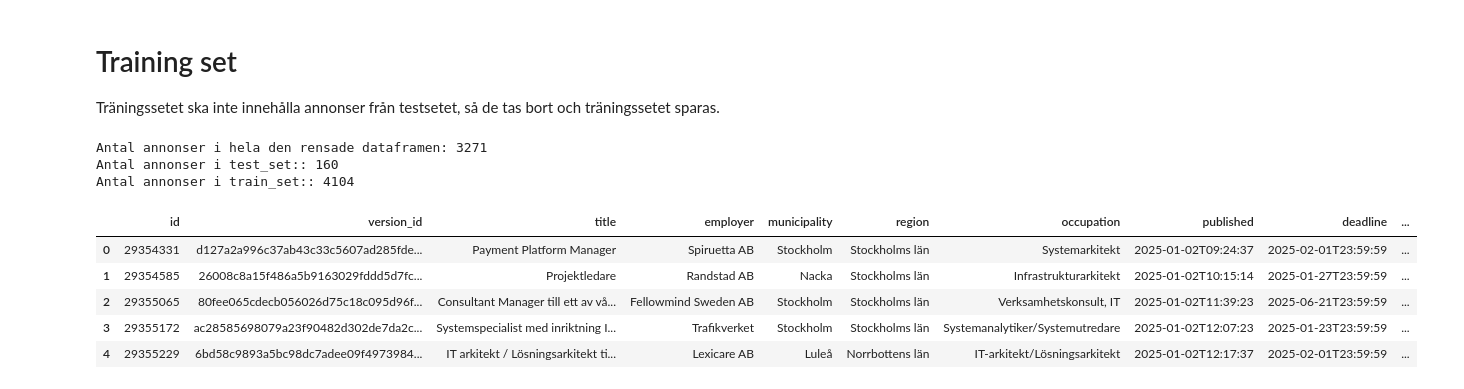
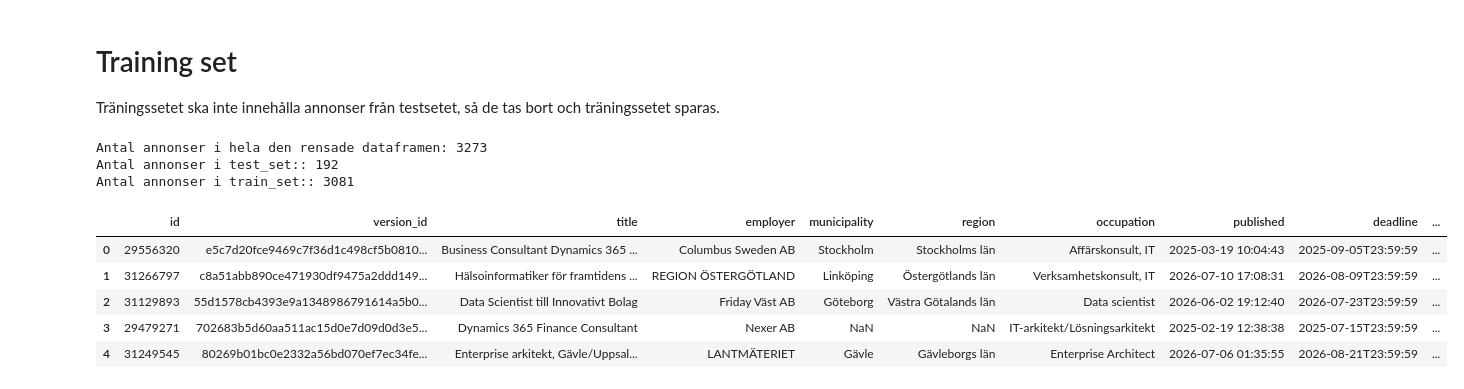
Before and after one commit to emanuelssonlinnea-rgb/End-to-end-projekt-i-Data-Science, a Jupyter notebook: notebooks/03_test_set_extraction.ipynb, the cells around one changed output. Saved outputs shown, nothing was run; the diff lists cells and outputs as text; code cells hidden in the pictures.

```diff
--- a/notebooks/03_test_set_extraction.ipynb
+++ b/notebooks/03_test_set_extraction.ipynb
@@ -63,0 +46,10 @@ Antal rader efter urval av relevanta månader: 3271
+# %%
+# restrict to the analysis window: Jan-Aug of both years
+df_restricted["published"] = pd.to_datetime(df_restricted["published"])
+
+df_restricted["year"] = df_restricted["published"].dt.year
+df_restricted["month"] = df_restricted["published"].dt.month
+df_restricted = df_restricted[(df_restricted["month"] <= 8) & (df_restricted["year"].isin([2025, 2026]))].copy()
+
+print("Antal rader efter urval av relevanta månader:", len(df_restricted))
+df_restricted.head()
@@ -64,9 +64,9 @@ Antal rader efter urval av relevanta månader: 3271
 # %%
 # length buckets
-df["len_bucket"] = pd.qcut(df["description"].str.len(), 3, labels=["short", "medium", "long"])
+df_restricted["len_bucket"] = pd.qcut(df_restricted["description"].str.len(), 3, labels=["short", "medium", "long"])
 
 # shuffles the ads
-df = df.sample(frac=1, random_state=42)
+df_restricted = df_restricted.sample(frac=1, random_state=42)
 
-df.head()
+len(df_restricted)
 # %% [output]
@@ -85,6 +74,12 @@ def sample_per_month(d, n_per_month=10, seed=42):
+# %%
+# helpfunction to sample in a balanced way by lenght bucket
+def sample_balanced(d, n_per_cell=4, seed=42):
+    return d.groupby(["month", "len_bucket"], observed=True).sample(
+        n=n_per_cell, random_state=seed
+    )
 # %%
 # creating the test set and checking it
-test_set = pd.concat([sample_per_month(df[df.year == y]) for y in (2025, 2026)])
+test_set = pd.concat([sample_balanced(df_restricted[df_restricted.year == y]) for y in (2025, 2026)])
 
 print("Antal anonser:", len(test_set))
 print("-" * 50)
@@ -131,20 +126,20 @@ with open("../data/test_set.json", "w", encoding="utf-8") as f:
 
 Träningssetet ska inte innehålla annonser från testsetet, så de tas bort och träningssetet sparas.
 # %%
-train_set = df_clean[~df_clean["id"].isin(test_set["id"])].reset_index(drop=True)
+train_set = df_restricted[~df_restricted["id"].isin(test_set["id"])].reset_index(drop=True)
 
-print("Antal annonser i hela den rensade dataframen:", len(df))
+print("Antal annonser i hela den rensade dataframen:", len(df_restricted))
 print("Antal annonser i test_set::", len(test_set))
 print("Antal annonser i train_set::", len(train_set))
 train_set.head()
 # %% [output]
-Antal annonser i hela den rensade dataframen: 3271
-Antal annonser i test_set:: 160
-Antal annonser i train_set:: 4104
+Antal annonser i hela den rensade dataframen: 3273
+Antal annonser i test_set:: 192
+Antal annonser i train_set:: 3081
 |  | id | version_id | title | employer | municipality | region | occupation | published | deadline | ... |
-| 0 | 29354331 | d127a2a996c37ab43c33c5607ad285fde... | Payment Platform Manager | Spiruetta AB | Stockholm | Stockholms län | Systemarkitekt | 2025-01-02T09:24:37 | 2025-02-01T23:59:59 | ... |
-| 1 | 29354585 | 26008c8a15f486a5b9163029fddd5d7fc... | Projektledare | Randstad AB | Nacka | Stockholms län | Infrastrukturarkitekt | 2025-01-02T10:15:14 | 2025-01-27T23:59:59 | ... |
-| 2 | 29355065 | 80fee065cdecb056026d75c18c095d96f... | Consultant Manager till ett av vå... | Fellowmind Sweden AB | Stockholm | Stockholms län | Verksamhetskonsult, IT | 2025-01-02T11:39:23 | 2025-06-21T23:59:59 | ... |
-| 3 | 29355172 | ac28585698079a23f90482d302de7da2c... | Systemspecialist med inriktning I... | Trafikverket | Stockholm | Stockholms län | Systemanalytiker/Systemutredare | 2025-01-02T12:07:23 | 2025-01-23T23:59:59 | ... |
-| 4 | 29355229 | 6bd58c9893a5bc98dc7adee09f4973984... | IT arkitekt / Lösningsarkitekt ti... | Lexicare AB | Luleå | Norrbottens län | IT-arkitekt/Lösningsarkitekt | 2025-01-02T12:17:37 | 2025-02-01T23:59:59 | ... |
+| 0 | 29556320 | e5c7d20fce9469c7f36d1c498cf5b0810... | Business Consultant Dynamics 365 ... | Columbus Sweden AB | Stockholm | Stockholms län | Affärskonsult, IT | 2025-03-19 10:04:43 | 2025-09-05T23:59:59 | ... |
+| 1 | 31266797 | c8a51abb890ce471930df9475a2ddd149... | Hälsoinformatiker för framtidens ... | REGION ÖSTERGÖTLAND | Linköping | Östergötlands län | Verksamhetskonsult, IT | 2026-07-10 17:08:31 | 2026-08-09T23:59:59 | ... |
+| 2 | 31129893 | 55d1578cb4393e9a1348986791614a5b0... | Data Scientist till Innovativt Bolag | Friday Väst AB | Göteborg | Västra Götalands län | Data scientist | 2026-06-02 19:12:40 | 2026-07-23T23:59:59 | ... |
+| 3 | 29479271 | 702683b5d60aa511ac15d0e7d09d0d3e5... | Dynamics 365 Finance Consultant | Nexer AB | NaN | NaN | IT-arkitekt/Lösningsarkitekt | 2025-02-19 12:38:38 | 2025-07-15T23:59:59 | ... |
+| 4 | 31249545 | 80269b01bc0e2332a56bd070ef7ec34fe... | Enterprise arkitekt, Gävle/Uppsal... | LANTMÄTERIET | Gävle | Gävleborgs län | Enterprise Architect | 2026-07-06 01:35:55 | 2026-08-21T23:59:59 | ... |
 # %%
```
Also changed, not shown: parts of 11 cells of this notebook, 2 other files.
